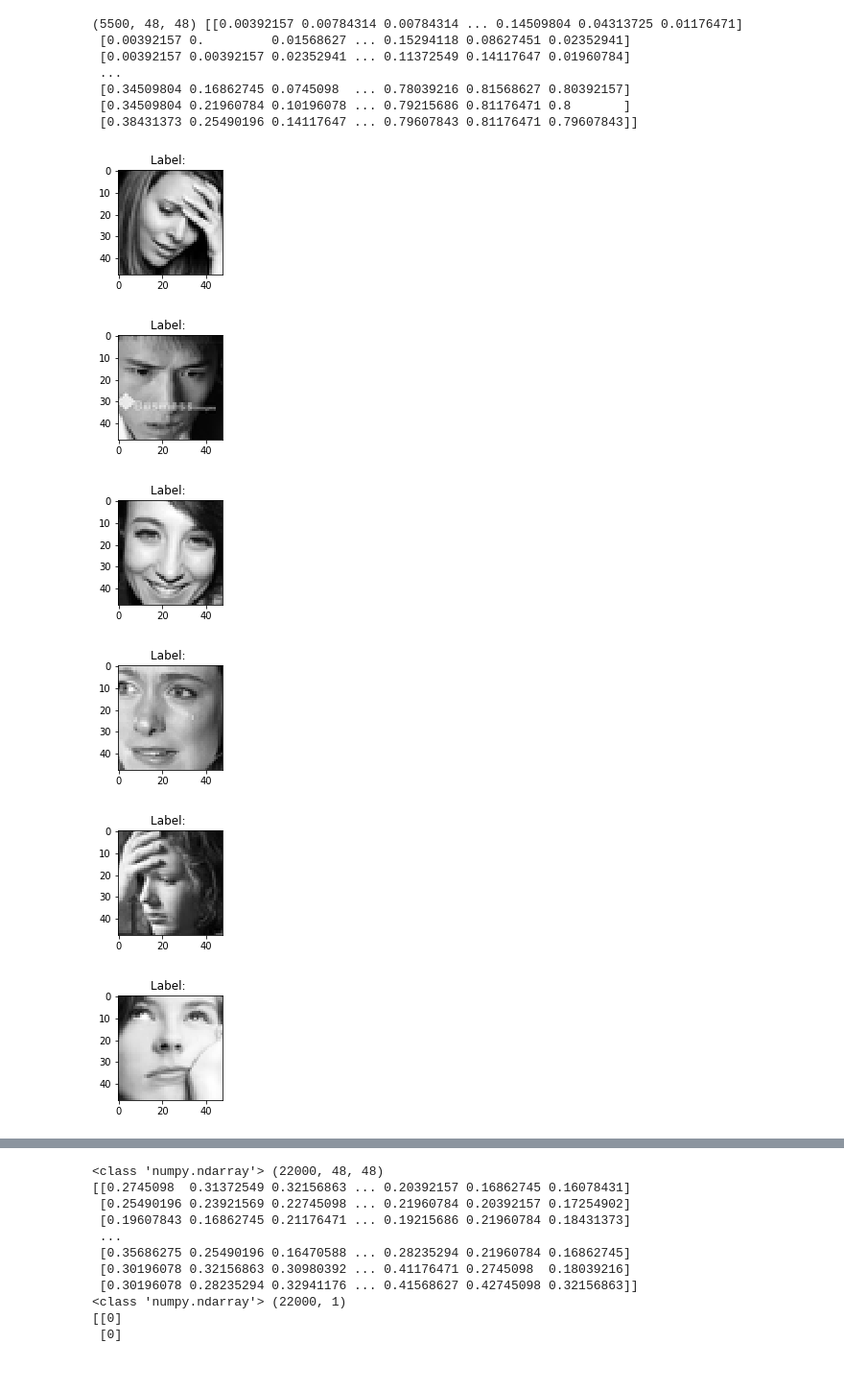
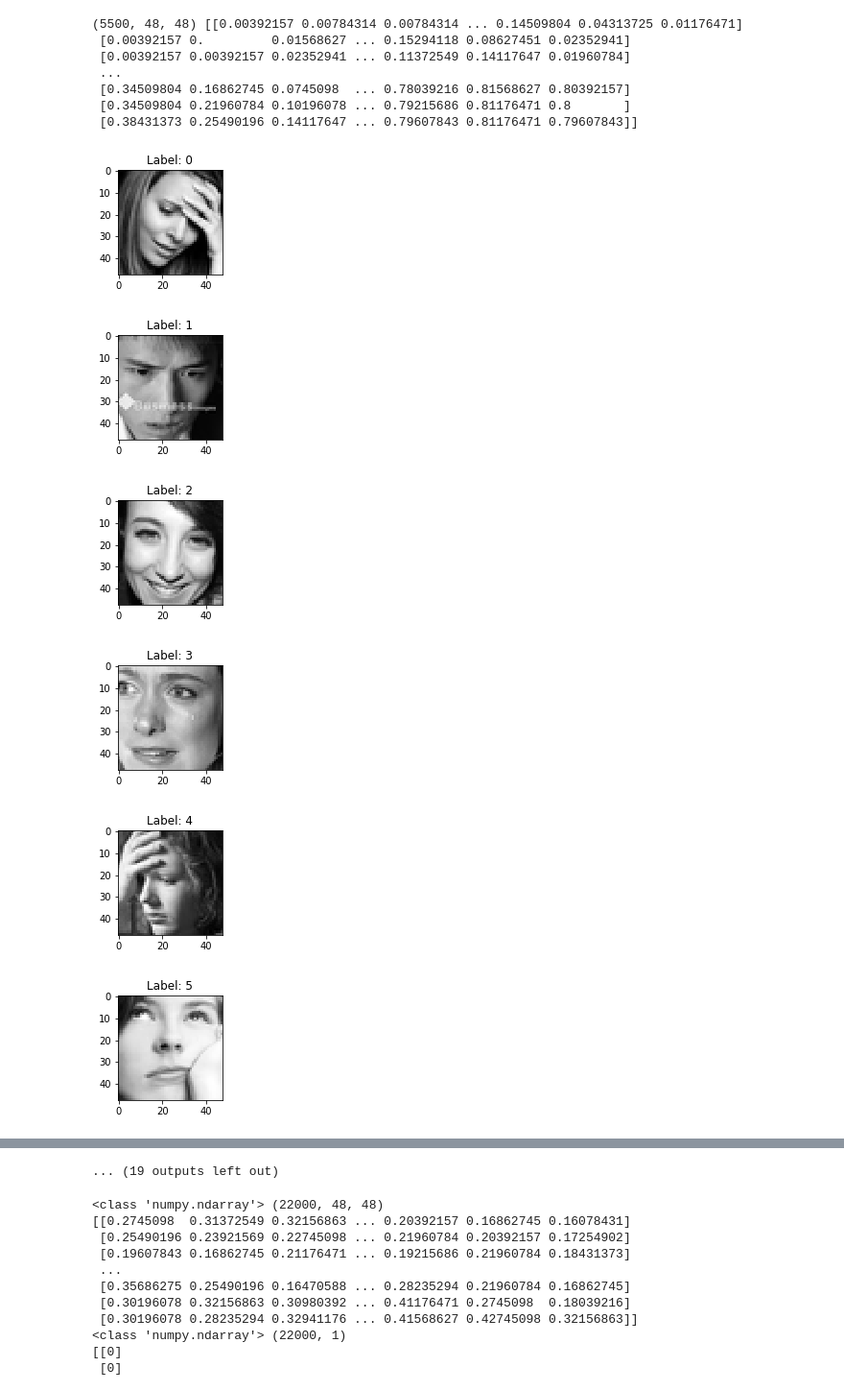
Before and after one commit to frankShih/face_classification_keras, a Jupyter notebook: expression_classification.ipynb, the cells around one changed output, grey strips where cells are left out. Shown at 96% size. Drawn from its saved outputs; the diff is of its cells as text; code cells hidden in the pictures.

```diff
--- a/expression_classification.ipynb
+++ b/expression_classification.ipynb
@@ -18,38 +18,38 @@ import numpy as np
 # temp = np.array(raw_image).reshape(len(raw_image),48,48).astype(np.int)
 # for i in range(3):
 #     plot_image(temp[i])  # print raw image
 
 # np.save("testX", temp)
 
 temp = np.load("testX.npy")
 temp = temp/255
 print(temp.shape, temp[0])
 
-for i in range(10):
-    plot_image(temp[i])  # print reloaded image
+for i in range(30):
+    plot_image(temp[i], i)  # print reloaded image
 
 # temp = np.array(label).reshape(len(label),1).astype(np.int)
 # print(temp[:10])
 
 
 # np.save("trainY", temp)
 
 # temp = np.load("trainY.npy")
 # print(temp.shape)
 # print(temp[:10])
 
 # 0: mad, 1:disgust, 2: terrified, 3: happy, 4: sad, 5: suprised, 6: netural
 # %% [output]
 (5500, 48, 48) [[0.00392157 0.00784314 0.00784314 ... 0.14509804 0.04313725 0.01176471]
  [0.00392157 0.         0.01568627 ... 0.15294118 0.08627451 0.02352941]
  [0.00392157 0.00392157 0.02352941 ... 0.11372549 0.14117647 0.01960784]
  ...
  [0.34509804 0.16862745 0.0745098  ... 0.78039216 0.81568627 0.80392157]
  [0.34509804 0.21960784 0.10196078 ... 0.79215686 0.81176471 0.8       ]
  [0.38431373 0.25490196 0.14117647 ... 0.79607843 0.81176471 0.79607843]]
-[figure, old version]
+[figure, new version]
-[figure, old version]
+[figure, new version]
-[figure, old version]
+[figure, new version]
-[figure, old version]
+[figure, new version]
-[figure, old version]
+[figure, new version]
-[figure, old version]
+[figure, new version]
@@ -60,3 +61,4 @@ for i in range(10):
+... (19 outputs left out)
 # %%
 # ---------------- loading format data -----------------
 
```
Also changed, not shown: parts of 1 cell of this notebook, 7 other files.
